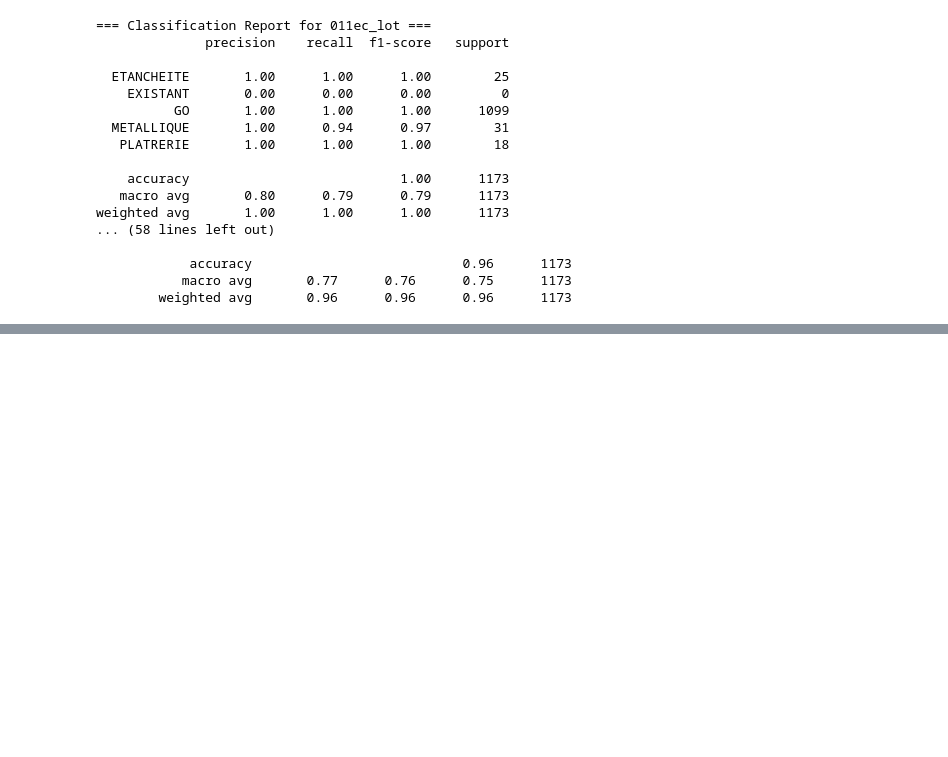
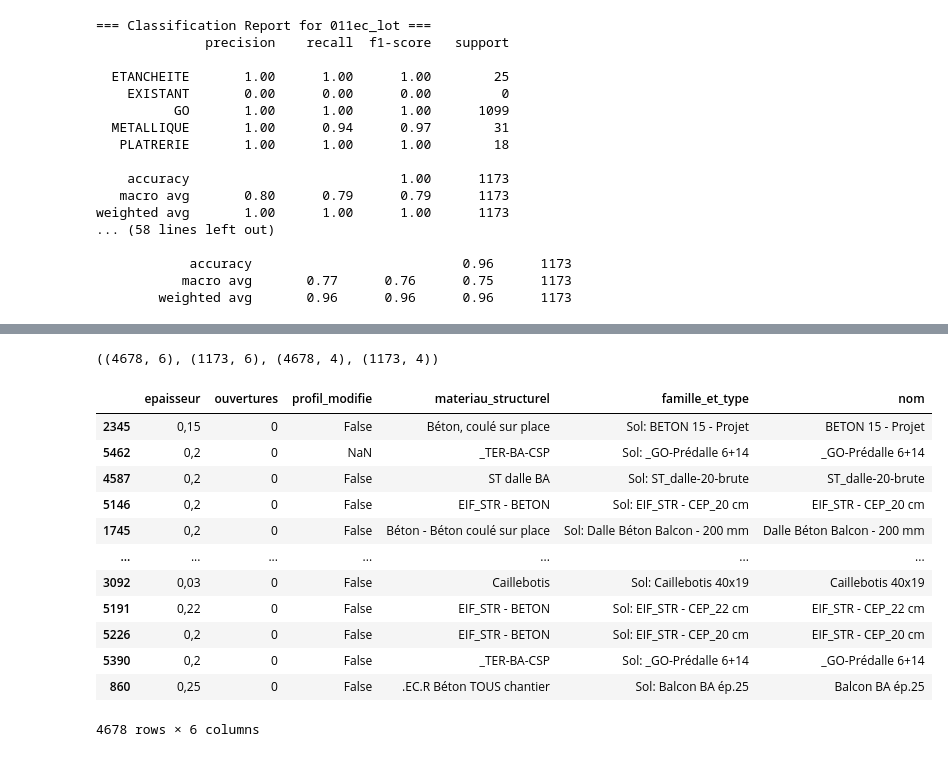
Before and after one commit to fqbq69/BIMpredict-, a Jupyter notebook: notebooks/fabian/RandomForest"Sols".ipynb, the cells around one changed output, grey strips where cells are left out. Drawn from its saved outputs; the diff is of its cells as text; code cells hidden in the pictures; blank space fills up the shorter version.

```diff
--- a/notebooks/fabian/RandomForest"Sols".ipynb
+++ b/notebooks/fabian/RandomForest"Sols".ipynb
@@ -349,0 +474,20 @@ weighted avg       1.00      1.00      1.00      1173
+# %%
+X_train.shape, X_test.shape, y_train.shape, y_test.shape
+# %% [output]
+((4678, 6), (1173, 6), (4678, 4), (1173, 4))
+# %%
+X_train
+# %% [output]
+|  | epaisseur | ouvertures | profil_modifie | materiau_structurel | famille_et_type | nom |
+| 2345 | 0,15 | 0 | False | Béton, coulé sur place | Sol: BETON 15 - Projet | BETON 15 - Projet |
+| 5462 | 0,2 | 0 | NaN | _TER-BA-CSP | Sol: _GO-Prédalle 6+14 | _GO-Prédalle 6+14 |
+| 4587 | 0,2 | 0 | False | ST dalle BA | Sol: ST_dalle-20-brute | ST_dalle-20-brute |
+| 5146 | 0,2 | 0 | False | EIF_STR - BETON | Sol: EIF_STR - CEP_20 cm | EIF_STR - CEP_20 cm |
+| 1745 | 0,2 | 0 | False | Béton - Béton coulé sur place | Sol: Dalle Béton Balcon - 200 mm | Dalle Béton Balcon - 200 mm |
+| ... | ... | ... | ... | ... | ... | ... |
+| 3092 | 0,03 | 0 | False | Caillebotis | Sol: Caillebotis 40x19 | Caillebotis 40x19 |
+| 5191 | 0,22 | 0 | False | EIF_STR - BETON | Sol: EIF_STR - CEP_22 cm | EIF_STR - CEP_22 cm |
+| 5226 | 0,2 | 0 | False | EIF_STR - BETON | Sol: EIF_STR - CEP_20 cm | EIF_STR - CEP_20 cm |
+| 5390 | 0,2 | 0 | False | _TER-BA-CSP | Sol: _GO-Prédalle 6+14 | _GO-Prédalle 6+14 |
+| 860 | 0,25 | 0 | False | .EC.R Béton TOUS chantier | Sol: Balcon BA ép.25 | Balcon BA ép.25 |
+4678 rows × 6 columns
```
Also changed, not shown: parts of 13 cells of this notebook.
